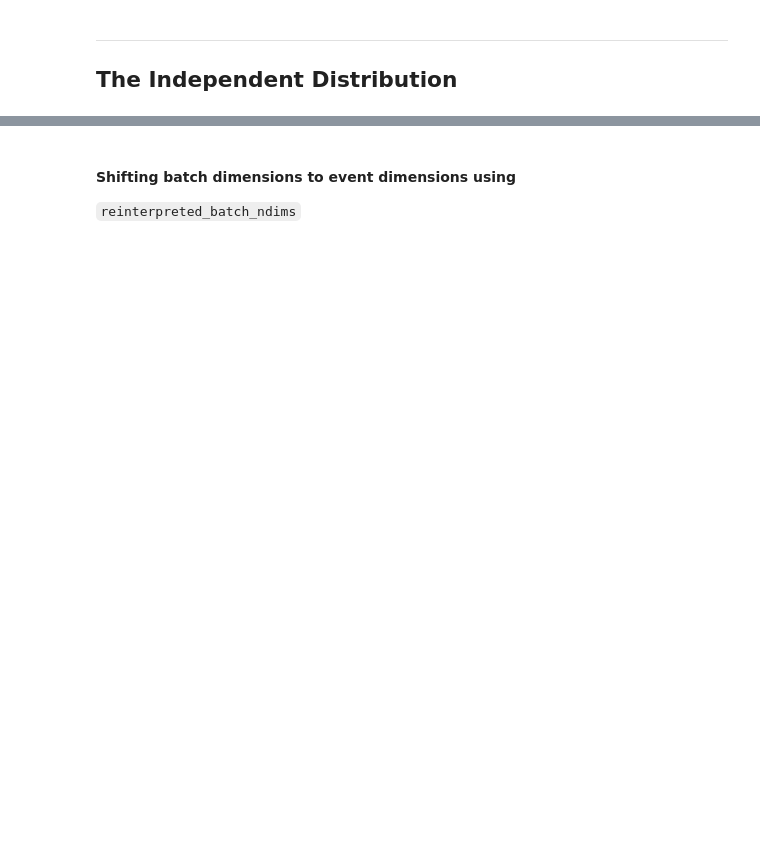
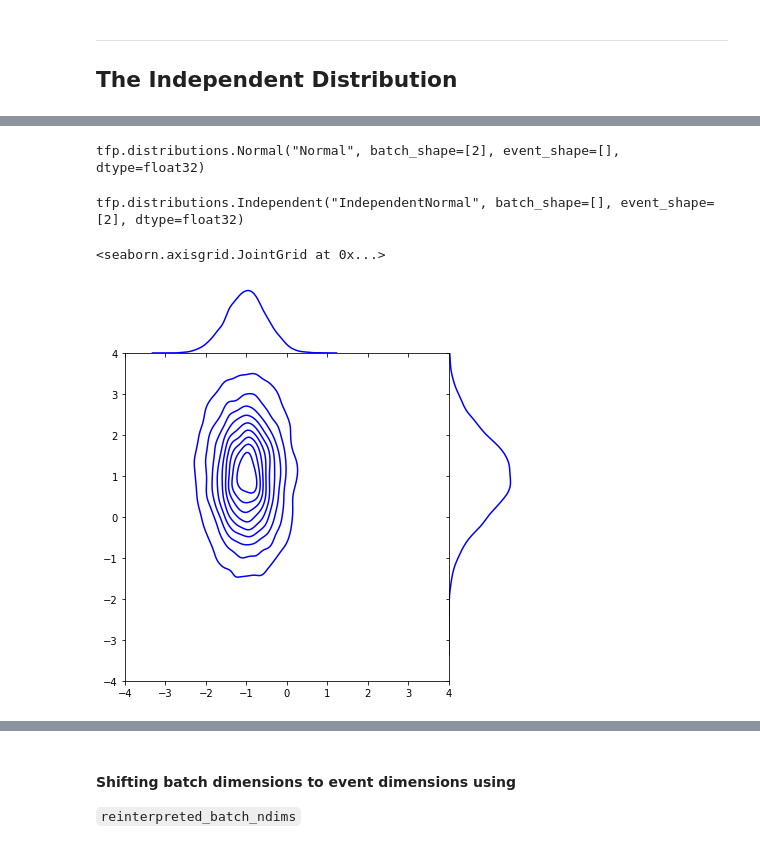
Before and after one commit to ankdesh/LearnTry-ML, a Jupyter notebook: Tensorflow/tfp-coursera/week1-TensorFlow-Distributions.ipynb, the cells around one changed output, grey strips where cells are left out. Saved outputs shown, nothing was run; the diff lists cells and outputs as text; code cells hidden in the pictures; blank space fills up the shorter version.

Commit message:
Coursera probablity course lab for Independent

```diff
--- a/Tensorflow/tfp-coursera/week1-TensorFlow-Distributions.ipynb
+++ b/Tensorflow/tfp-coursera/week1-TensorFlow-Distributions.ipynb
@@ -296,6 +296,10 @@ plt.show()
 # %%
 # Start by defining a batch of two univariate Gaussians, then
 # combine them into a bivariate Gaussian with independent components
+
+locs = [-1.,1.]
+scales = [0.5,1.0]
+batch_of_normals = tfd.Normal(loc=locs, scale = scales)
 # %%
 # Univariate density functions
 
@@ -313,16 +319,29 @@ plt.show()
 # %%
 # Check their batch_shape and event_shape
+
+print (batch_of_normals)
+# %% [output]
+tfp.distributions.Normal("Normal", batch_shape=[2], event_shape=[], dtype=float32)
 # %%
 # Use Independent to convert the batch shape to the event shape
+
+bivariate_normal = tfd.Independent(batch_of_normals,reinterpreted_batch_ndims=1)
 # %%
 # Note that dimension from batch_shape has shifted to event_shape
+
+print (bivariate_normal)
+# %% [output]
+tfp.distributions.Independent("IndependentNormal", batch_shape=[], event_shape=[2], dtype=float32)
 # %%
 # Create a plot showing joint density contours and marginal density functions
 
-samples = bivariate_normal_from_Independent.sample(10000)
+samples = bivariate_normal.sample(10000)
 x1 = samples[:, 0]
 x2 = samples[:, 1]
 sns.jointplot(x1, x2, kind="kde", space=0, color='b', xlim=[-4, 4], ylim=[-4, 4])
+# %% [output]
+<seaborn.axisgrid.JointGrid at 0x...>
+[figure, added]
 # %%
 # Use MultivariateNormalDiag to create the equivalent distribution
 # Note that diagonal covariance matrix => no correlation => independence (for the multivariate normal distribution)
```
Also changed, not shown: parts of 38 cells of this notebook.
